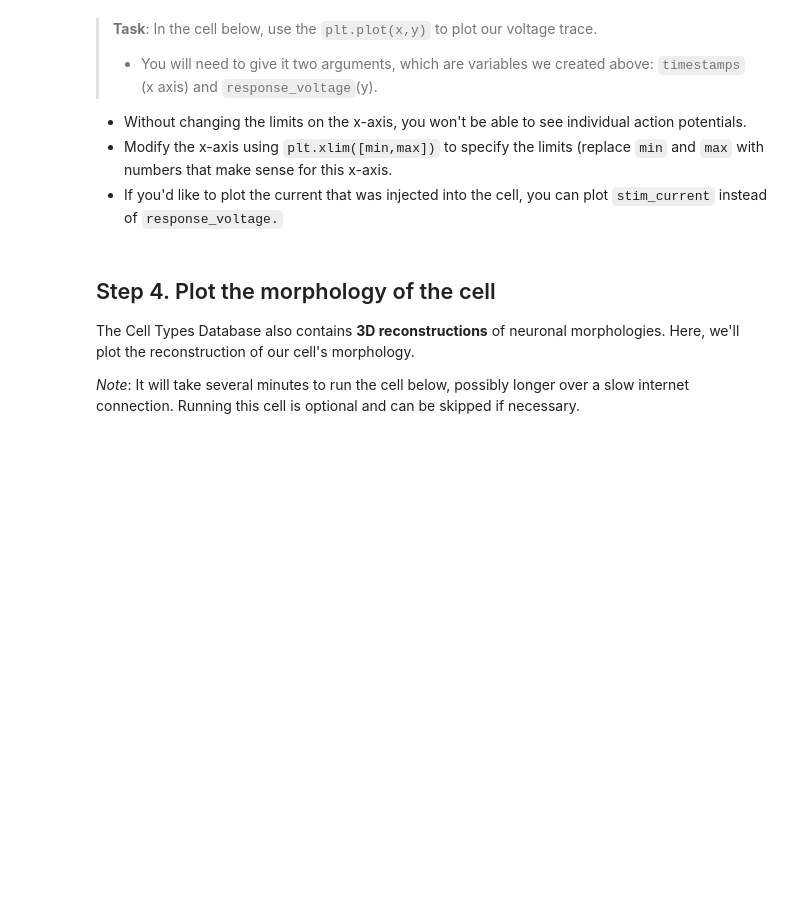
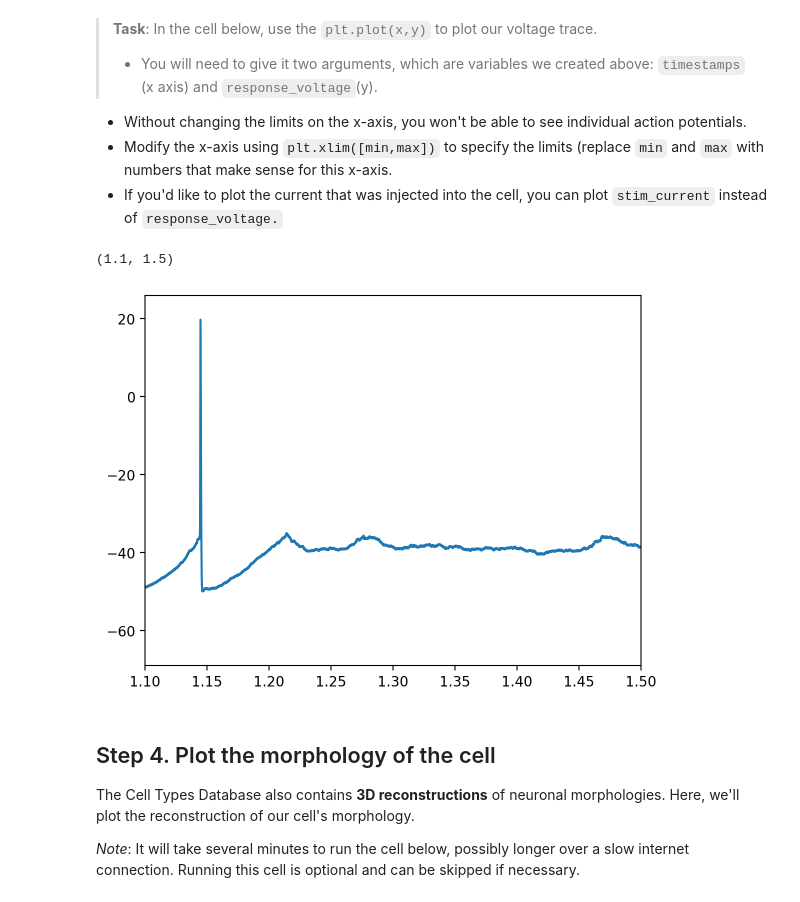
Before and after one commit to holliwood8/cogs138_notebooks, a Jupyter notebook: lecture_12/CellTypesNotebook-Coding.ipynb, the cells around one changed output. Cells and saved outputs as stored; diff of their text form; code cells hidden in the pictures; blank space fills up the shorter version.

```diff
--- a/lecture_12/CellTypesNotebook-Coding.ipynb
+++ b/lecture_12/CellTypesNotebook-Coding.ipynb
@@ -116,7 +120,7 @@ Now that we have the module that we need, let's import a raw sweep of the data.
 This might take a minute or two. You should wait until the circle in the upper right is <i>not</i> filled (Jupyter Notebook) or you have a green checkmark (Colab) to continue.
 # %%
 # Enter your cell_id below
-cell_id = ...
+cell_id = 474626527
 
 # Get the electrophysiology (ephys) data for that cell
 data = ctc.get_ephys_data(cell_id)
@@ -130,7 +137,7 @@ Thankfully, our NWB file has some built-in **methods** to enable us to pull out
 <i>Note</i>: You may get an `H5pyDeprecationWarning`, but don't worry about it. This is out of our control. :)
 # %%
 # Assign your favorite sweep number to a variable "sweep_number" below.
-sweep_number = ...
+sweep_number = 27
 
 sweep_data = data.get_sweep(sweep_number)
 print('Sweep obtained')
@@ -158,6 +167,11 @@ timestamps = (np.arange(0, len(response_voltage)) * (1.0 / sampling_rate))
 - If you'd like to plot the current that was injected into the cell, you can plot <code>stim_current</code> instead of <code>response_voltage.</code>
 # %%
 # Plot the raw recording here
+plt.plot(timestamps, response_voltage);
+plt.xlim([1.1, 1.5])
+# %% [output]
+(1.1, 1.5)
+[figure, added]
 # %% [markdown]
 <a id="morphology"></a>
 ## Step 4. Plot the morphology of the cell
```
Also changed, not shown: parts of 19 cells of this notebook, 11 other files.
